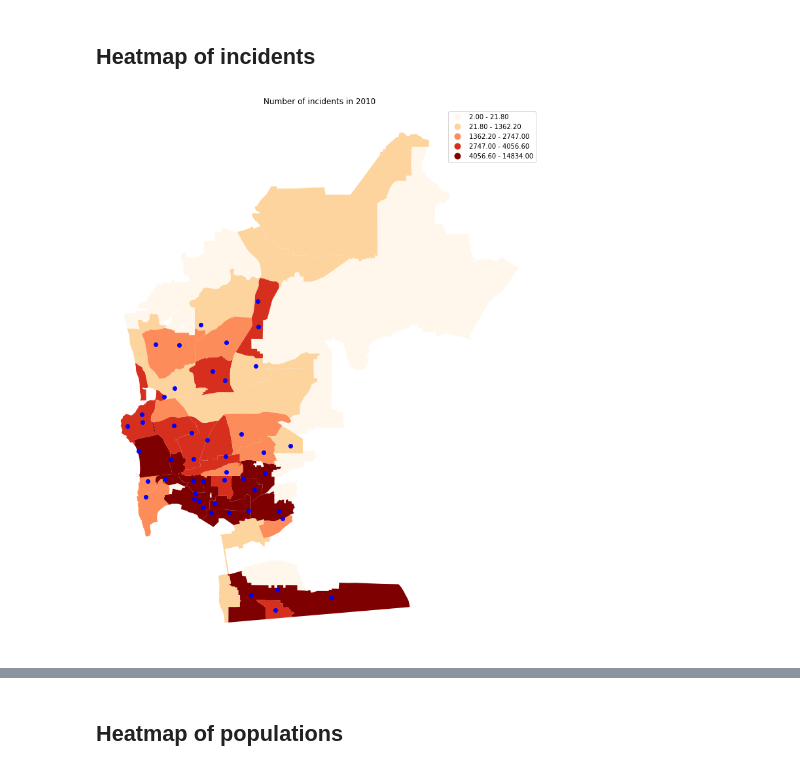
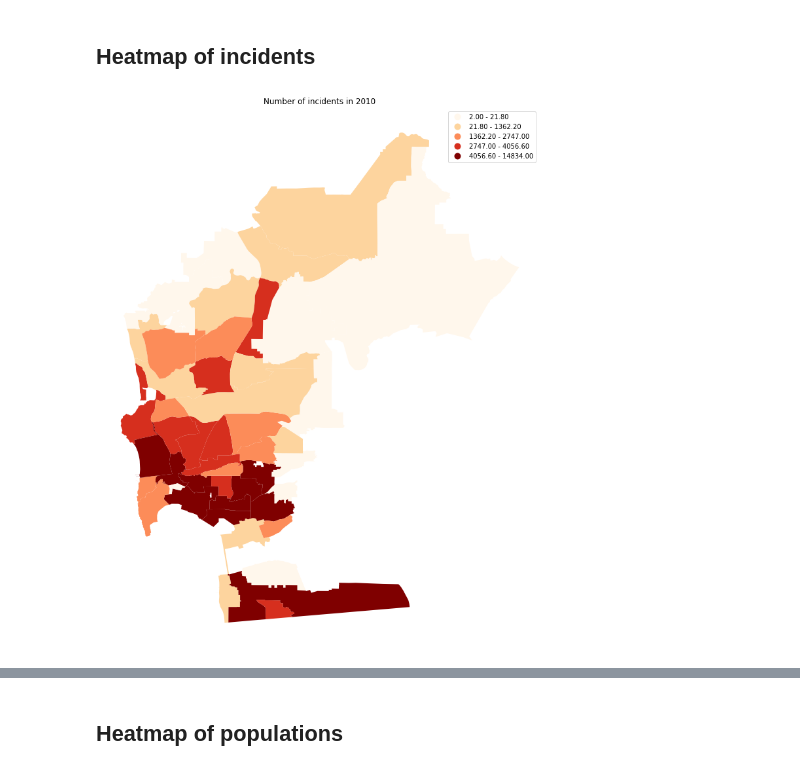
Before and after one commit to hundredball/ECE143_Project_Group24, a Jupyter notebook: Final_plots.ipynb, the cells around one changed output, grey strips where cells are left out. Saved outputs shown, nothing was run; the diff lists cells and outputs as text; code cells hidden in the pictures.

```diff
--- a/Final_plots.ipynb
+++ b/Final_plots.ipynb
@@ -43,12 +50,12 @@ analyze_correlation.plot_correlation_time_incidents(fireDataFrame)
 # %%
 with open('./data/SanDiego_zipcode.txt', 'r') as f:
     zips = f.readline().strip().replace(',', '').split()
 county = gpd.read_file('./data/san_diego_zip_codes.geojson')
 san_diego = county[county['zip'].isin(zips)]
 san_diego = san_diego.reset_index()
 san_diego.rename(columns = {'zip':'address_zip'}, inplace = True)
 
 years = range(2010,2011)
-fire_heatmaps.plot_fire_heatmap(san_diego, years, True)
+fire_heatmaps.plot_fire_heatmap(san_diego, years, False)
 # %% [output]
-[figure, old version]
+[figure, new version]
```
Also changed, not shown: parts of 4 cells of this notebook, 1 other file.
